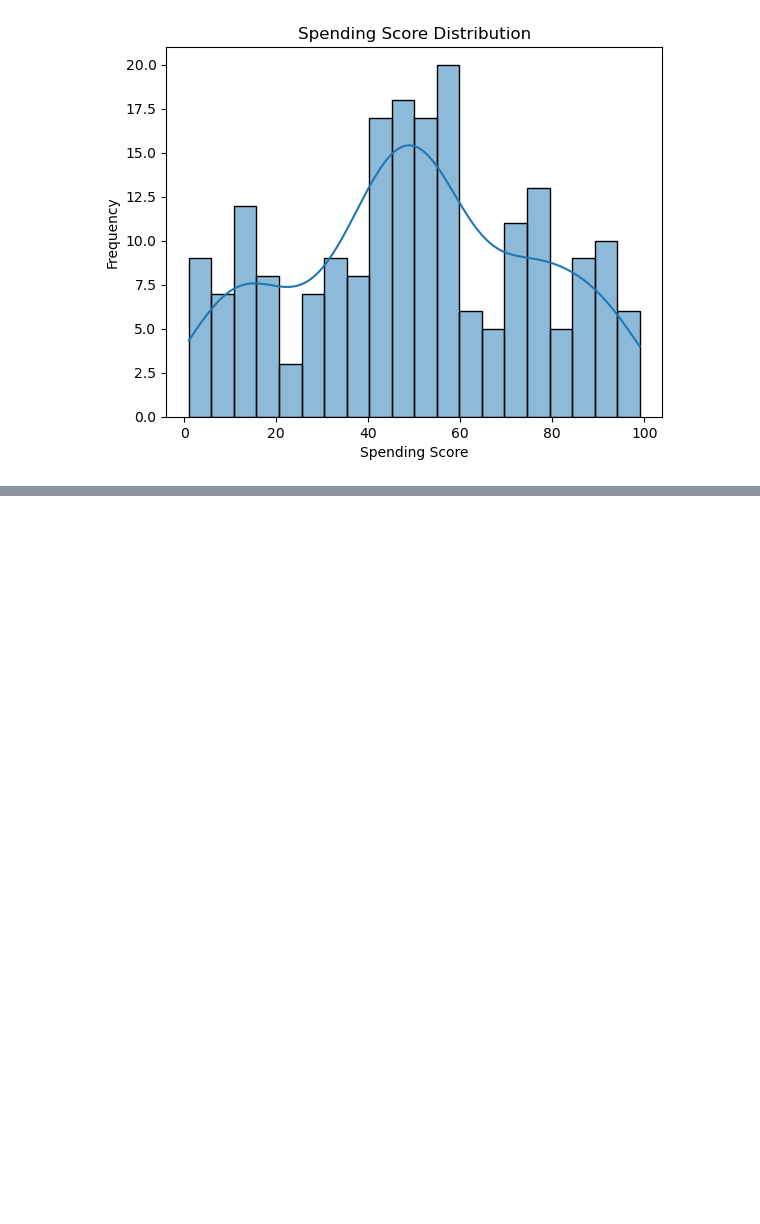
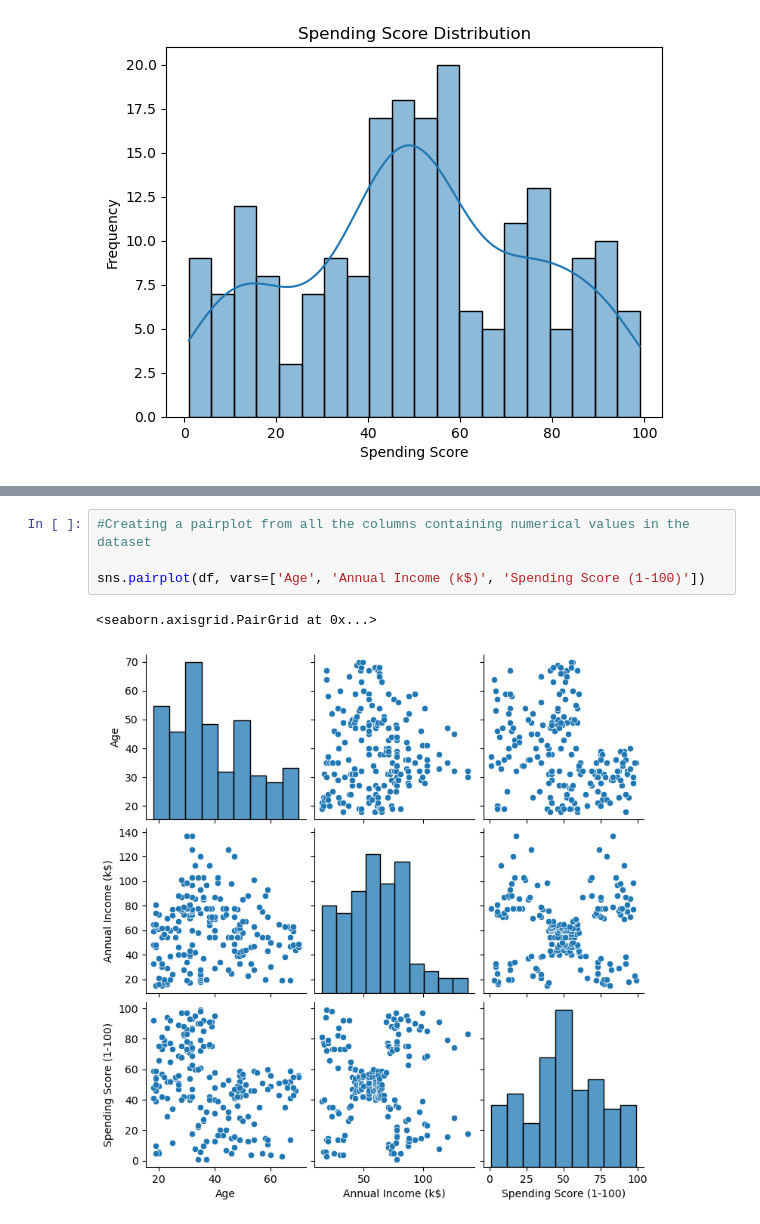
Before and after one commit to ottokol/AML, a Jupyter notebook: MALL2/Untitled-1.ipynb, the cells around one changed output, grey strips where cells are left out. Saved outputs shown, nothing was run; the diff lists cells and outputs as text; blank space fills up the shorter version.

Commit message:
Added the pairplot

```diff
--- a/MALL2/Untitled-1.ipynb
+++ b/MALL2/Untitled-1.ipynb
@@ -85,0 +110,7 @@ plt.show()
+# %%
+#Creating a pairplot from all the columns containing numerical values in the dataset
+
+sns.pairplot(df, vars=['Age', 'Annual Income (k$)', 'Spending Score (1-100)'])
+# %% [output]
+<seaborn.axisgrid.PairGrid at 0x...>
+[figure, added]
```
Also changed, not shown: parts of 4 cells of this notebook.
